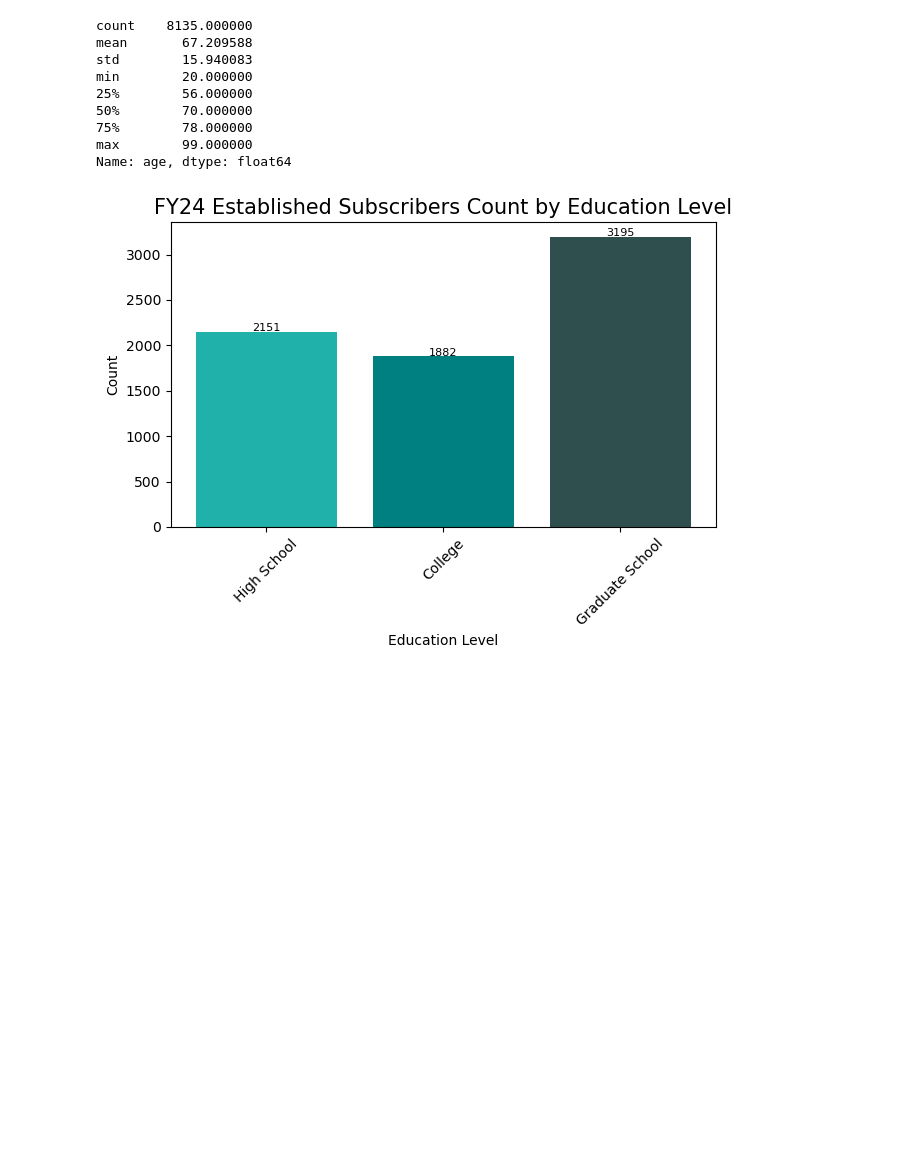
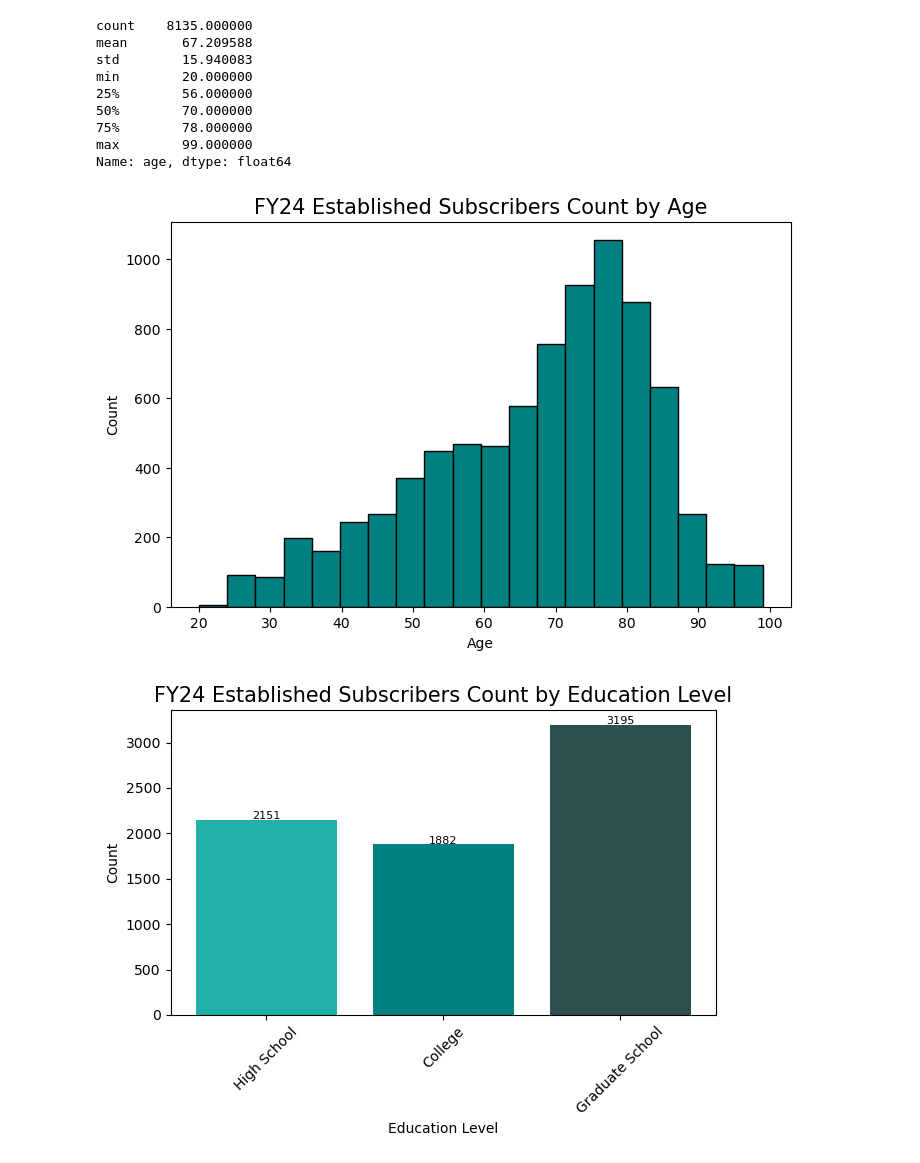
Before and after one commit to gabriela-ilinca/ASO, a Jupyter notebook: briana_workbook.ipynb, the cells around one changed output. Saved outputs shown, nothing was run; the diff lists cells and outputs as text; code cells hidden in the pictures; blank space fills up the shorter version.

Commit message:
more visualizations

```diff
--- a/briana_workbook.ipynb
+++ b/briana_workbook.ipynb
@@ -159,6 +159,15 @@ min        20.000000
 75%        78.000000
 max        99.000000
 Name: age, dtype: float64
+# %%
+plt.figure(figsize=(8,5))
+plt.hist(df_establish['age'].dropna(), bins=20, color = 'teal', edgecolor='black')
+plt.title('FY24 Established Subscribers Count by Age', fontsize = 15)
+plt.xlabel('Age')
+plt.ylabel('Count')
+plt.show()
+# %% [output]
+[figure, added]
 # %%
 import matplotlib.pyplot as plt
 # %%
```
